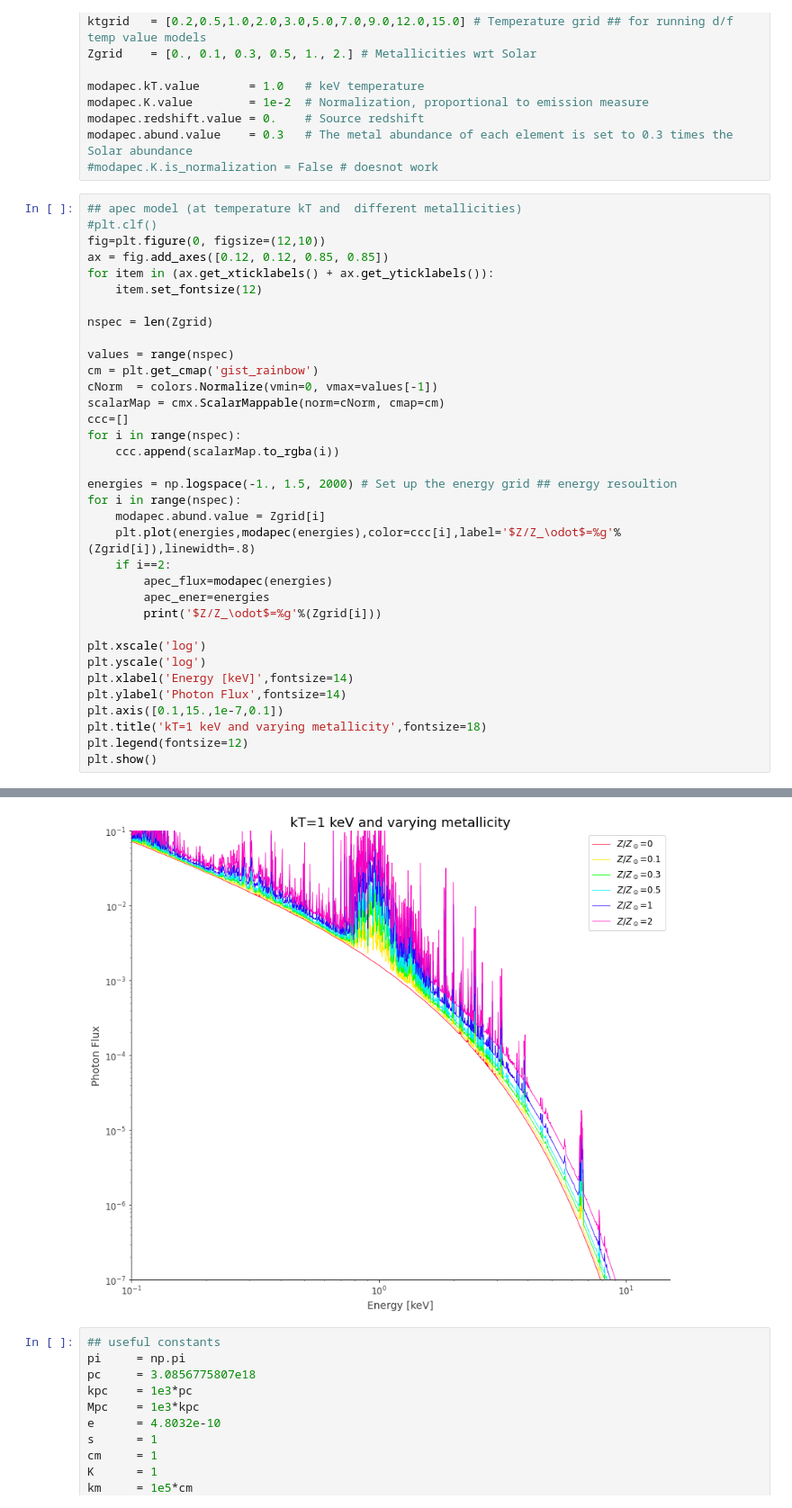
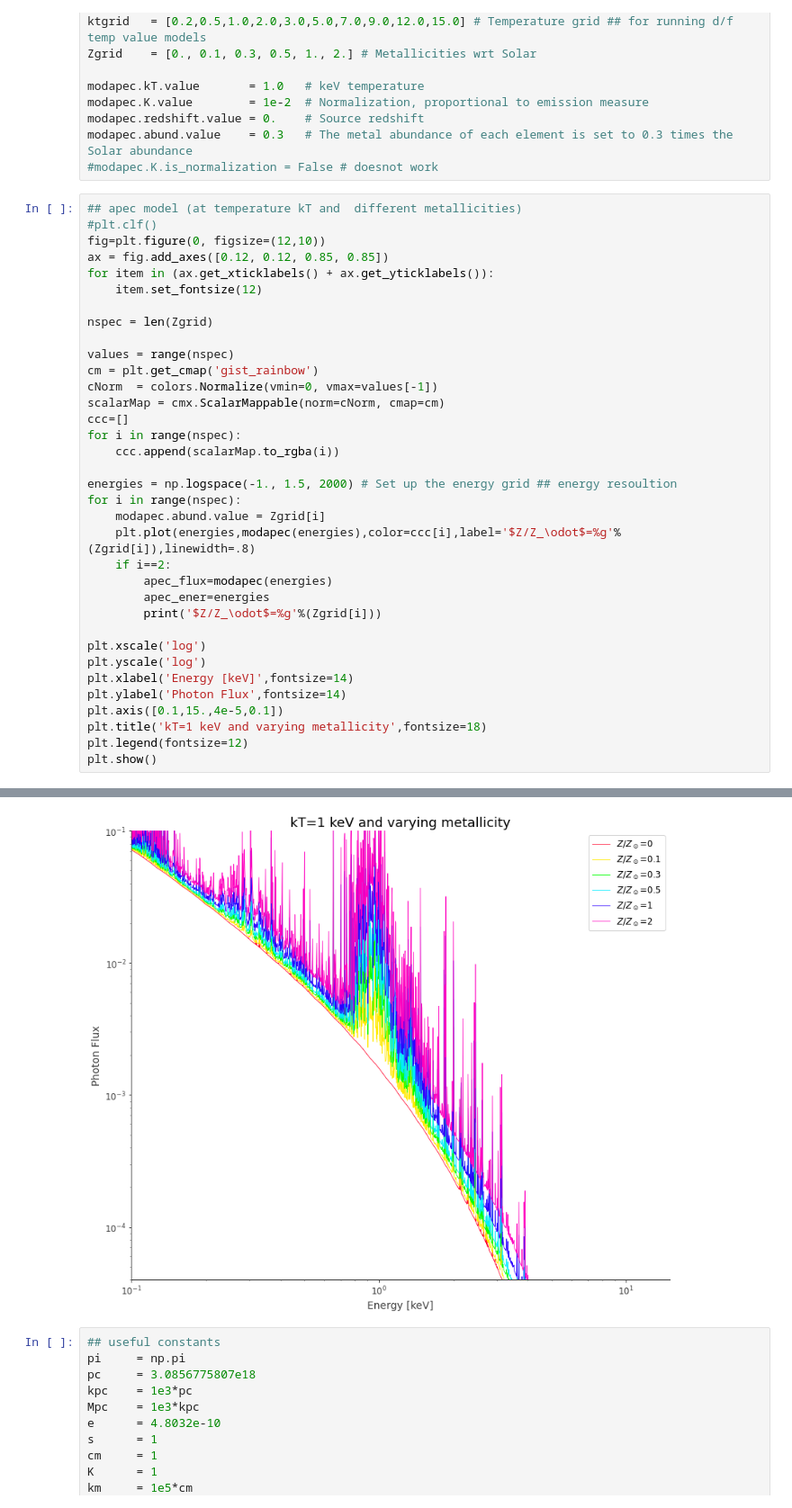
Before and after one commit to RitaliG/cloudy-apec-combined, a Jupyter notebook: apec-test.ipynb, the cells around one changed output, grey strips where cells are left out. Shown at 90% size. Drawn from its saved outputs; the diff is of its cells as text.

Commit message:
updated units in images

```diff
--- a/apec-test.ipynb
+++ b/apec-test.ipynb
@@ -52,35 +52,35 @@ for item in (ax.get_xticklabels() + ax.get_yticklabels()):
     item.set_fontsize(12)
 
 nspec = len(Zgrid)
 
 values = range(nspec)
 cm = plt.get_cmap('gist_rainbow')
 cNorm  = colors.Normalize(vmin=0, vmax=values[-1])
 scalarMap = cmx.ScalarMappable(norm=cNorm, cmap=cm)
 ccc=[]
 for i in range(nspec):
     ccc.append(scalarMap.to_rgba(i))
 
 energies = np.logspace(-1., 1.5, 2000) # Set up the energy grid ## energy resoultion
 for i in range(nspec):
     modapec.abund.value = Zgrid[i]
     plt.plot(energies,modapec(energies),color=ccc[i],label='$Z/Z_\odot$=%g'%(Zgrid[i]),linewidth=.8)
     if i==2:
         apec_flux=modapec(energies)
         apec_ener=energies
         print('$Z/Z_\odot$=%g'%(Zgrid[i]))
 
 plt.xscale('log')
 plt.yscale('log')
 plt.xlabel('Energy [keV]',fontsize=14)
 plt.ylabel('Photon Flux',fontsize=14)
-plt.axis([0.1,15.,1e-7,0.1])
+plt.axis([0.1,15.,4e-5,0.1])
 plt.title('kT=1 keV and varying metallicity',fontsize=18)
 plt.legend(fontsize=12)
 plt.show()
 # %% [output]
 $Z/Z_\odot$=0.3
-[figure, old version]
+[figure, new version]
 # %%
 ## useful constants
 pi     = np.pi
```
Also changed, not shown: parts of 2 cells of this notebook.
